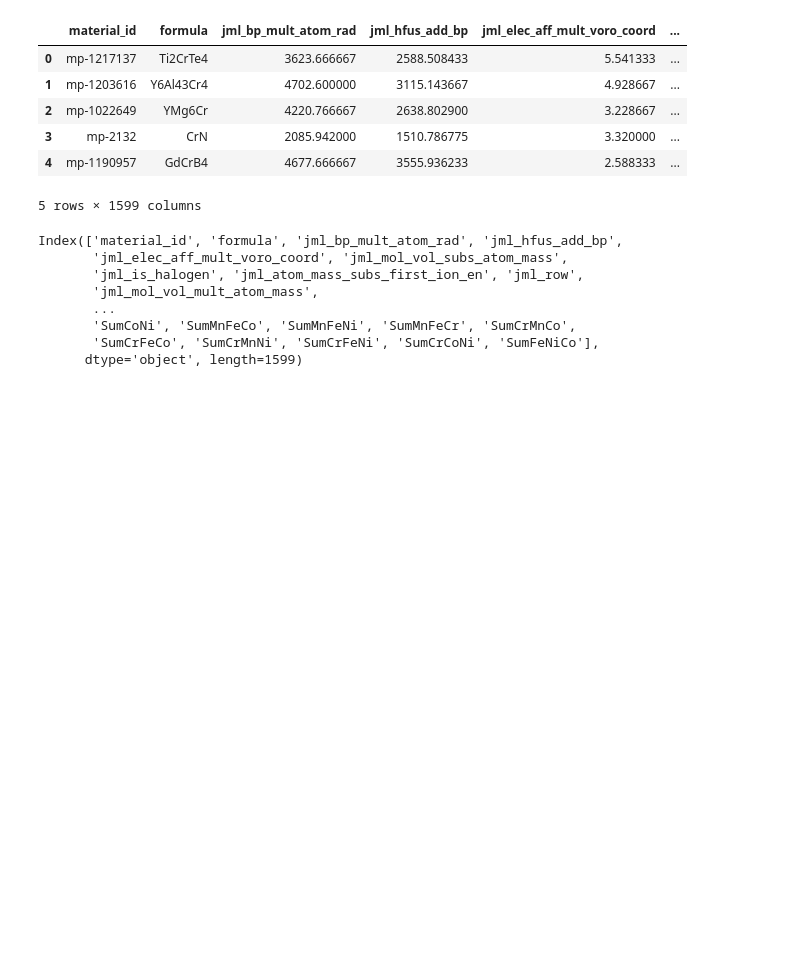
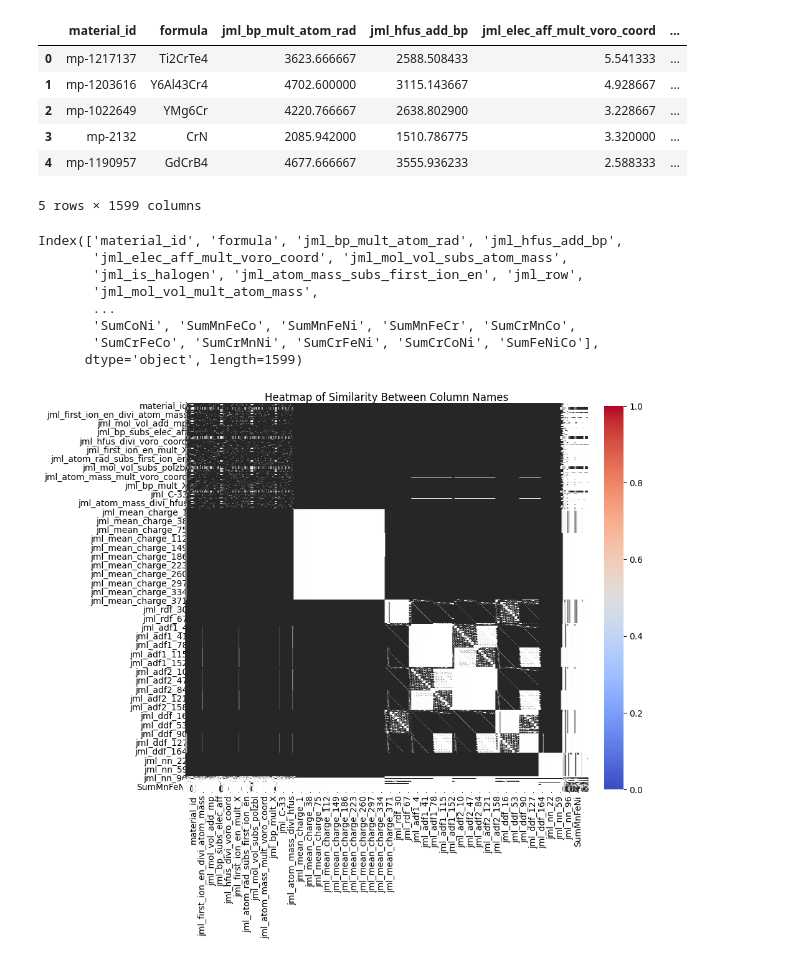
Before and after one commit to andykr1k/ChemML, a Jupyter notebook: Analysis/DataAnalysis.ipynb, the cells around one changed output. Drawn from its saved outputs; the diff is of its cells as text; code cells hidden in the pictures; blank space fills up the shorter version.

```diff
--- a/Analysis/DataAnalysis.ipynb
+++ b/Analysis/DataAnalysis.ipynb
@@ -52,15 +52,21 @@ Index(['material_id', 'formula', 'jml_bp_mult_atom_rad', 'jml_hfus_add_bp',
 # %%
 columns = df_train.columns
 
 similarity_matrix = pd.DataFrame(
     [[difflib.SequenceMatcher(None, col1, col2).ratio()
       for col2 in columns] for col1 in columns],
     index=columns,
     columns=columns
 )
 
+similarity_matrix_normalized = (similarity_matrix - similarity_matrix.min(
+).min()) / (similarity_matrix.max().max() - similarity_matrix.min().min())
+
 # Plot the heatmap
 plt.figure(figsize=(10, 8))
-sns.heatmap(similarity_matrix, annot=True, cmap='coolwarm', linewidths=0.5)
+sns.heatmap(similarity_matrix_normalized, annot=True, cmap='coolwarm',
+            linewidths=0.5, vmin=0, vmax=1)
 plt.title('Heatmap of Similarity Between Column Names')
 plt.show()
+# %% [output]
+[figure, added]
```
Also changed, not shown: parts of 2 cells of this notebook, 46 other files.
